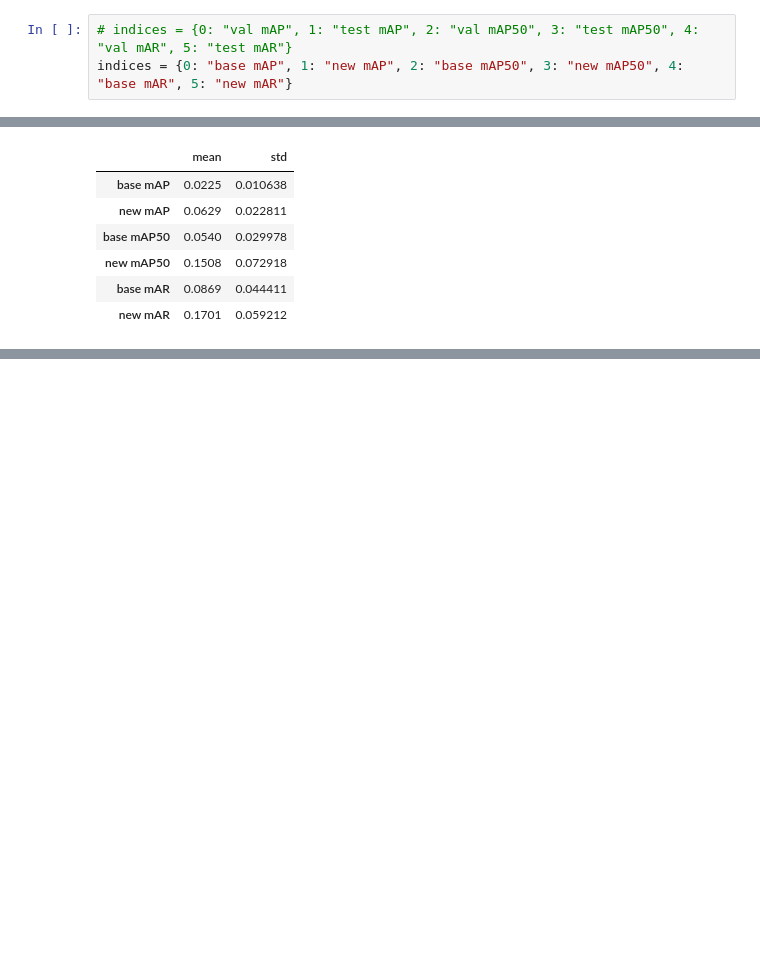
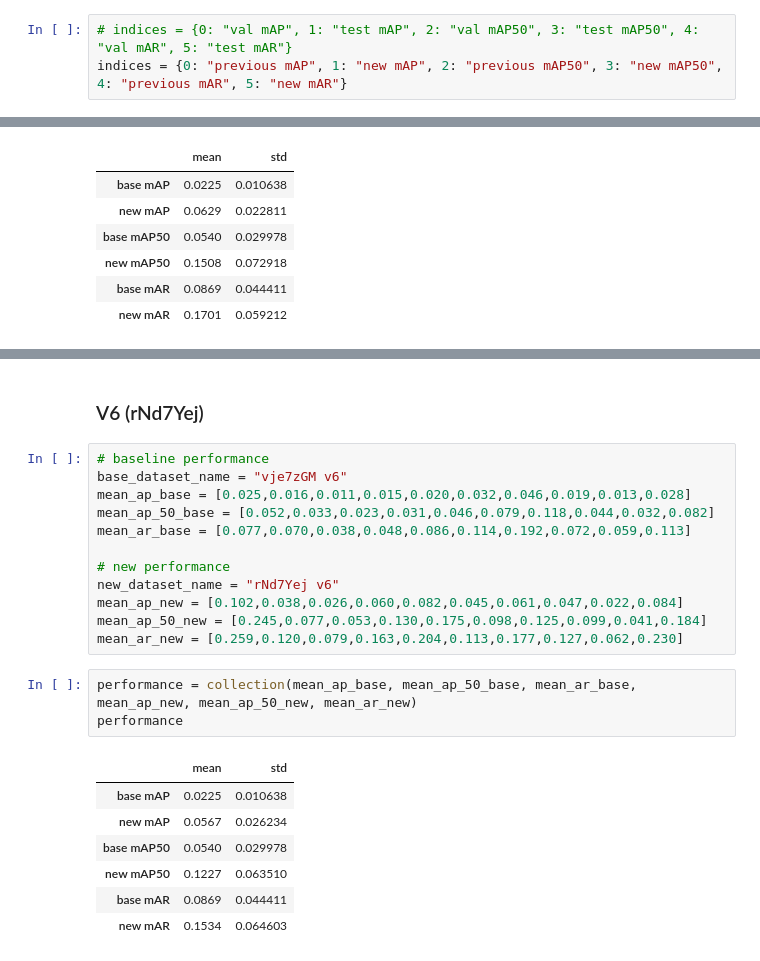
Before and after one commit to Unity-Technologies/datasetinsights, a Jupyter notebook: notebooks/Model_Performance_Statistics.ipynb, the cells around one changed output, grey strips where cells are left out. Cells and saved outputs as stored; diff of their text form; blank space fills up the shorter version.

```diff
--- a/notebooks/Model_Performance_Statistics.ipynb
+++ b/notebooks/Model_Performance_Statistics.ipynb
@@ -22,7 +10,7 @@ mean_ar_new = [0.113,0.095,0.139,0.167,0.164,0.303,0.140,0.199,0.164,0.217]
 ## Baseline and New Model Statistics
 # %%
 # indices = {0: "val mAP", 1: "test mAP", 2: "val mAP50", 3: "test mAP50", 4: "val mAR", 5: "test mAR"}
-indices = {0: "base mAP", 1: "new mAP", 2: "base mAP50", 3: "new mAP50", 4: "base mAR", 5: "new mAR"}
+indices = {0: "previous mAP", 1: "new mAP", 2: "previous mAP50", 3: "new mAP50", 4: "previous mAR", 5: "new mAR"}
 # %%
 import pandas as pd
 
@@ -101,0 +105,25 @@ p_value =  0.0023
+# %% [markdown]
+### V6 (rNd7Yej)
+# %%
+# baseline performance
+base_dataset_name = "vje7zGM v6"
+mean_ap_base = [0.025,0.016,0.011,0.015,0.020,0.032,0.046,0.019,0.013,0.028]
+mean_ap_50_base = [0.052,0.033,0.023,0.031,0.046,0.079,0.118,0.044,0.032,0.082]
+mean_ar_base = [0.077,0.070,0.038,0.048,0.086,0.114,0.192,0.072,0.059,0.113]
+
+# new performance
+new_dataset_name = "rNd7Yej v6"
+mean_ap_new = [0.102,0.038,0.026,0.060,0.082,0.045,0.061,0.047,0.022,0.084]
+mean_ap_50_new = [0.245,0.077,0.053,0.130,0.175,0.098,0.125,0.099,0.041,0.184]
+mean_ar_new = [0.259,0.120,0.079,0.163,0.204,0.113,0.177,0.127,0.062,0.230]
+# %%
+performance = collection(mean_ap_base, mean_ap_50_base, mean_ar_base, mean_ap_new, mean_ap_50_new, mean_ar_new)
+performance
+# %% [output]
+|  | mean | std |
+| base mAP | 0.0225 | 0.010638 |
+| new mAP | 0.0567 | 0.026234 |
+| base mAP50 | 0.0540 | 0.029978 |
+| new mAP50 | 0.1227 | 0.063510 |
+| base mAR | 0.0869 | 0.044411 |
+| new mAR | 0.1534 | 0.064603 |
```
Also changed, not shown: parts of 17 cells of this notebook, 3 other files.
